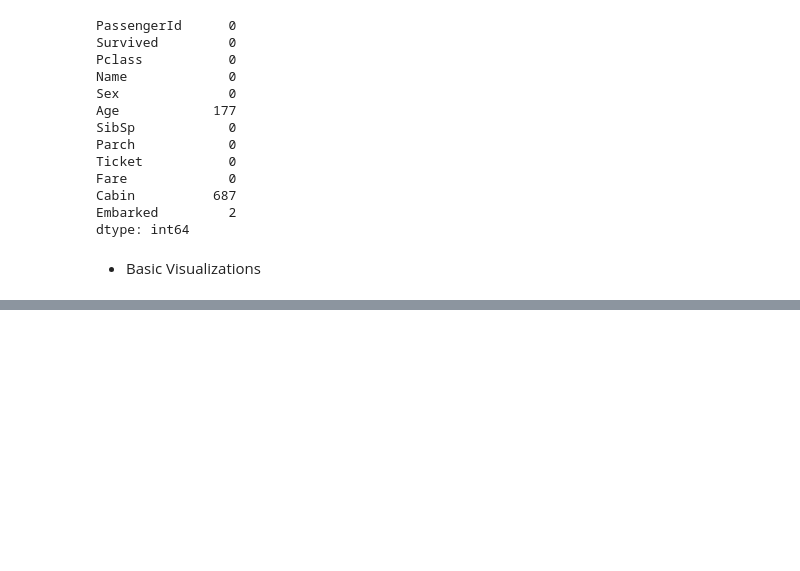
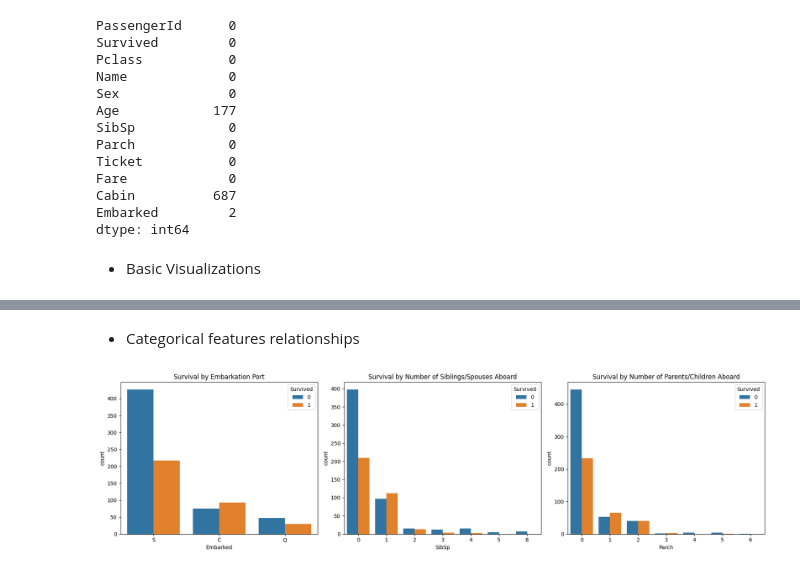
Before and after one commit to stkisengese/titanic-survial-prediction-ml, a Jupyter notebook: notebook/main.ipynb, the cells around one changed output, grey strips where cells are left out. Cells and saved outputs as stored; diff of their text form; code cells hidden in the pictures; blank space fills up the shorter version.

```diff
--- a/notebook/main.ipynb
+++ b/notebook/main.ipynb
@@ -105,0 +129,18 @@ plt.show()
+# %% [markdown]
+- Categorical features relationships
+# %%
+fig, axes = plt.subplots(1, 3, figsize=(18, 5))
+
+sns.countplot(x="Embarked", hue="Survived", data=train, ax=axes[0])
+axes[0].set_title("Survival by Embarkation Port")
+
+sns.countplot(x="SibSp", hue="Survived", data=train,  ax=axes[1])
+axes[1].set_title("Survival by Number of Siblings/Spouses Aboard")
+
+sns.countplot(x="Parch", hue="Survived", data=train,  ax=axes[2])
+axes[2].set_title("Survival by Number of Parents/Children Aboard")
+
+plt.tight_layout()
+plt.show()
+# %% [output]
+[figure, added]
```
Also changed, not shown: parts of 4 cells of this notebook.
